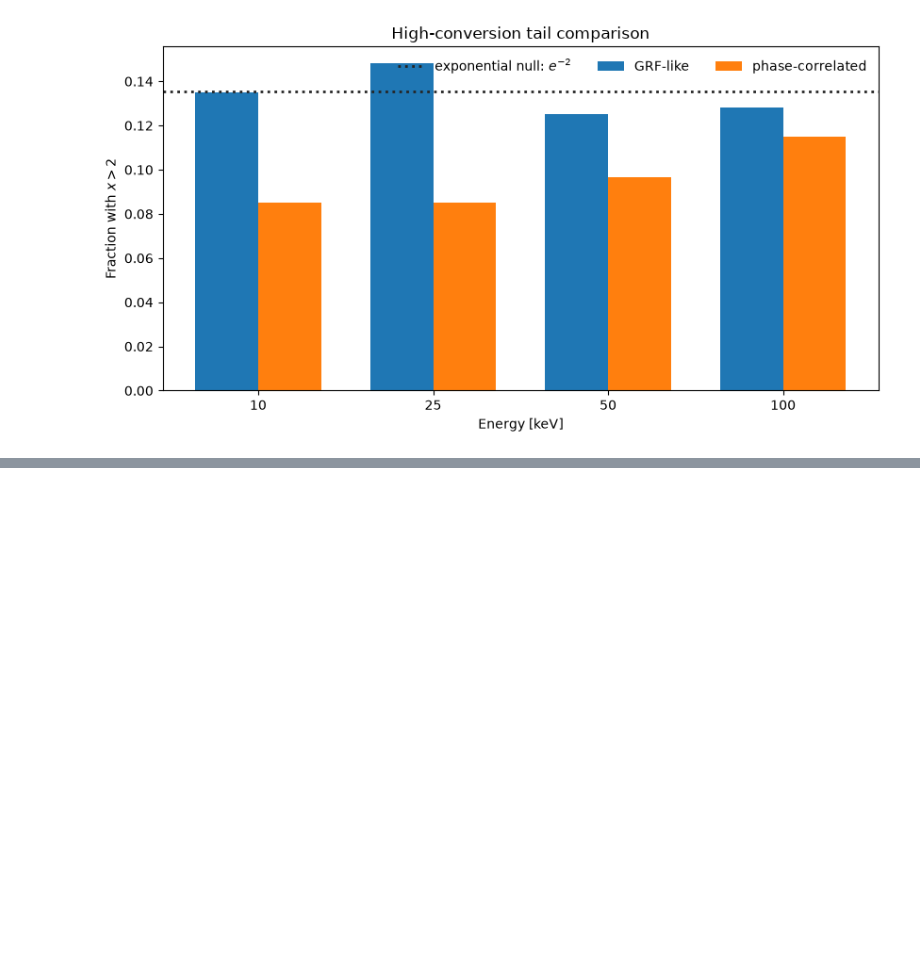
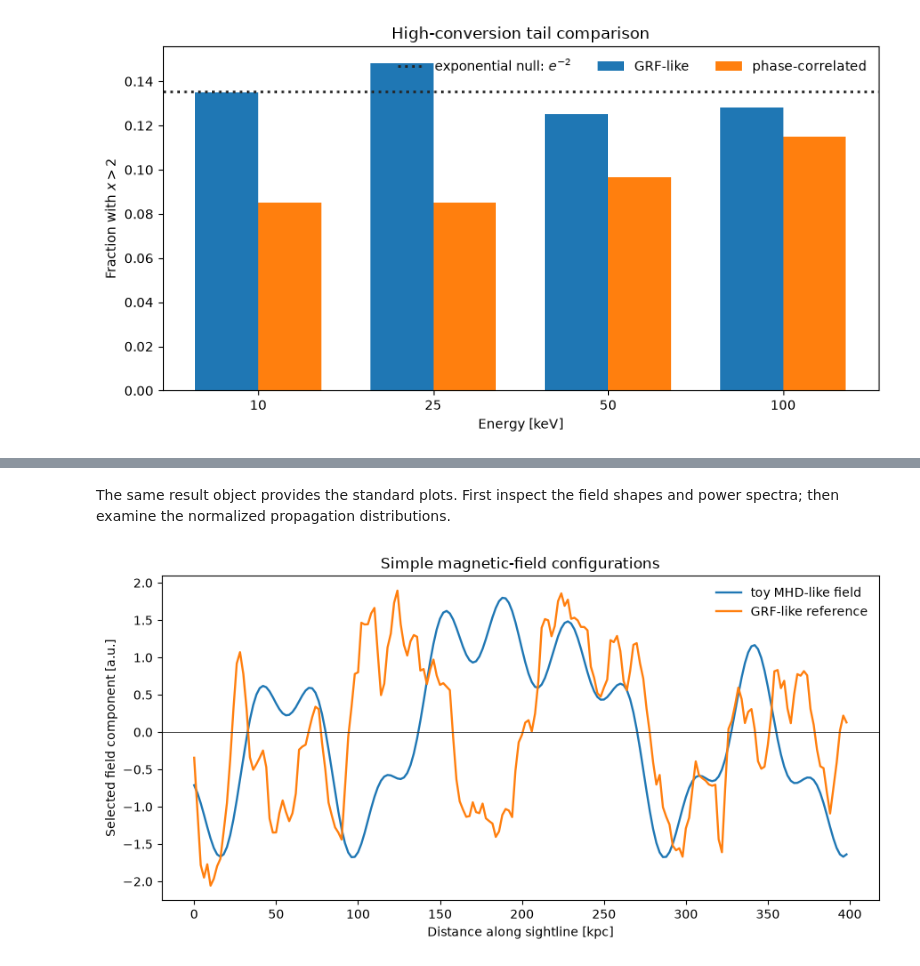
Before and after one commit to Loganpis/logALP, a Jupyter notebook: examples/logALP_demo.ipynb, the cells around one changed output, grey strips where cells are left out. Drawn from its saved outputs; the diff is of its cells as text; code cells hidden in the pictures; blank space fills up the shorter version.

Commit message:
Document custom magnetic-field input

```diff
--- a/examples/logALP_demo.ipynb
+++ b/examples/logALP_demo.ipynb
@@ -210,0 +257,23 @@ _ = result.plot_tail_probabilities(threshold=NEW_THRESHOLD)
+# %%
+loaded_mhd_values = np.load("demo_mhd_sightlines.npy")
+
+user_mhd = logalp.FieldEnsemble(
+    name="toy MHD-like field",
+    values=loaded_mhd_values,
+    z_kpc=config.z_kpc,
+    metadata={
+        "source": "tutorial-generated .npy file",
+        "field_units": "arbitrary",
+        "warning": "structured teaching field, not an MHD simulation",
+    },
+)
+
+user_result = logalp.compare(
+    {
+        "toy MHD-like field": user_mhd,
+        "GRF-like reference": fields["GRF-like"],
+    },
+    config,
+)
+
+print(user_result.summary(tail_threshold=3.0))
@@ -210,0 +289,6 @@ _ = result.plot_tail_probabilities(threshold=NEW_THRESHOLD)
+# %% [markdown]
+The same result object provides the standard plots. First inspect the field shapes and power spectra; then examine the normalized propagation distributions.
+# %%
+_ = user_result.plot_sightlines(index=0)
+# %% [output]
+[figure, added]
```
Also changed, not shown: parts of 8 cells of this notebook, 3 other files.
